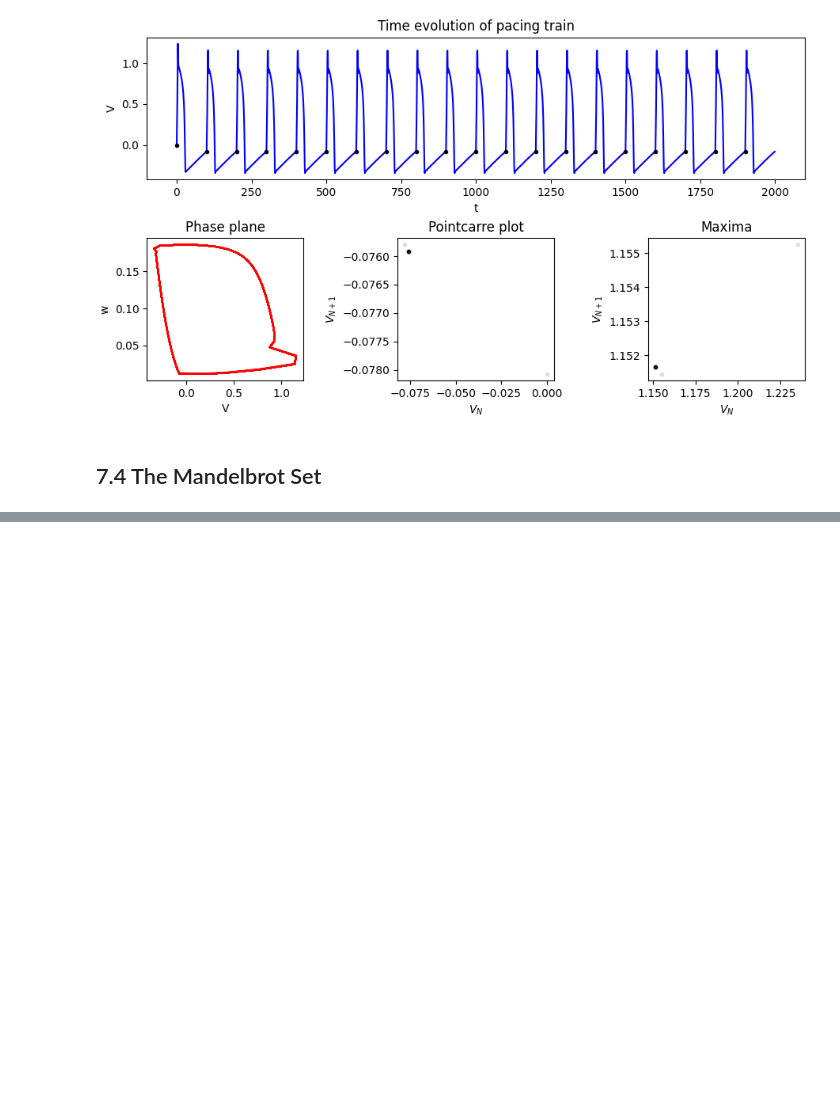
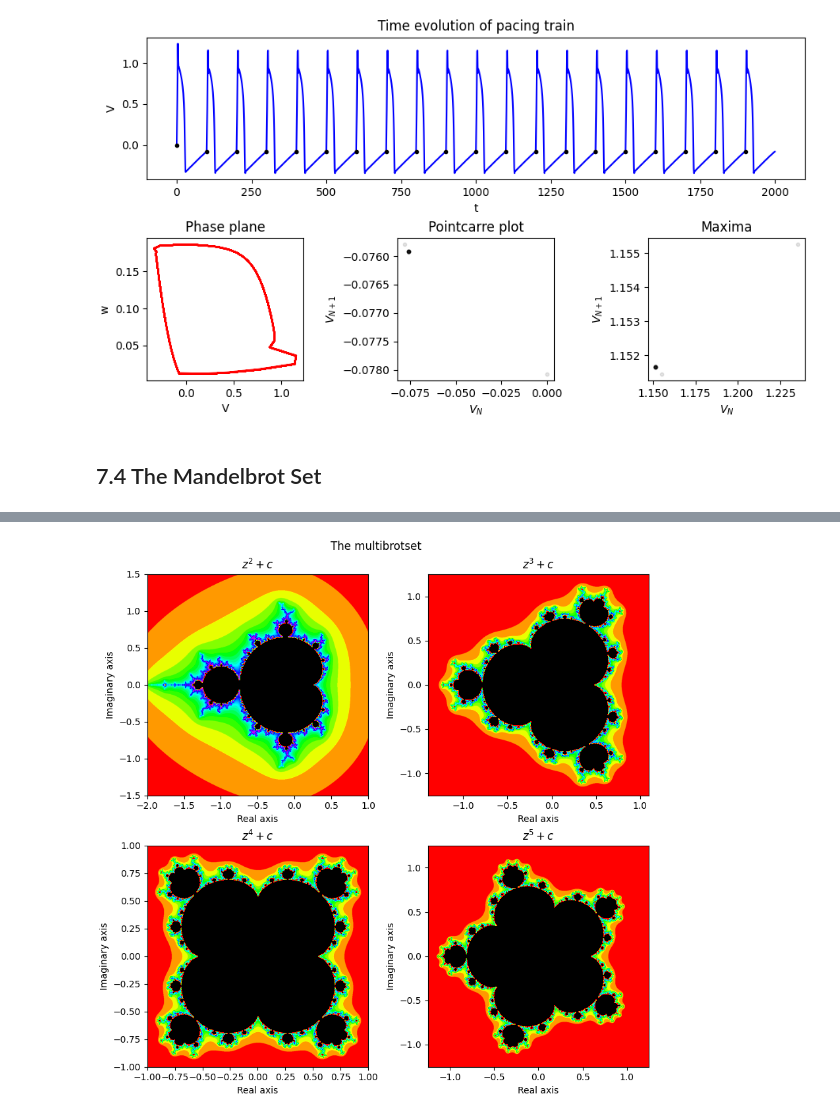
Before and after one commit to viktor40/Introductory-Biophysics, a Jupyter notebook: Exercises set 7.ipynb, the cells around one changed output, grey strips where cells are left out. Cells and saved outputs as stored; diff of their text form; code cells hidden in the pictures; blank space fills up the shorter version.

```diff
--- a/Exercises set 7.ipynb
+++ b/Exercises set 7.ipynb
@@ -587,0 +636,8 @@ It took 0.753s to execute "calc_fractal"
+# %%
+f14, axes14 = plt.subplots(nrows=2, ncols=2, figsize=(8.5, 8.5), constrained_layout=True)
+f14.suptitle("The multibrotset")
+plot_fractal(axes14, **plot_cst, **multi_brot_cst)
+for ax, n in zip(axes14.ravel(), range(2, 11)):
+    ax.set_title('$z^{' + f'{n}' + '} + c$')
+plt.show()
+# %% [output]
@@ -587,0 +648 @@ It took 0.753s to execute "calc_fractal"
+[figure, added]
```
Also changed, not shown: parts of 8 cells of this notebook, 1 other file.
